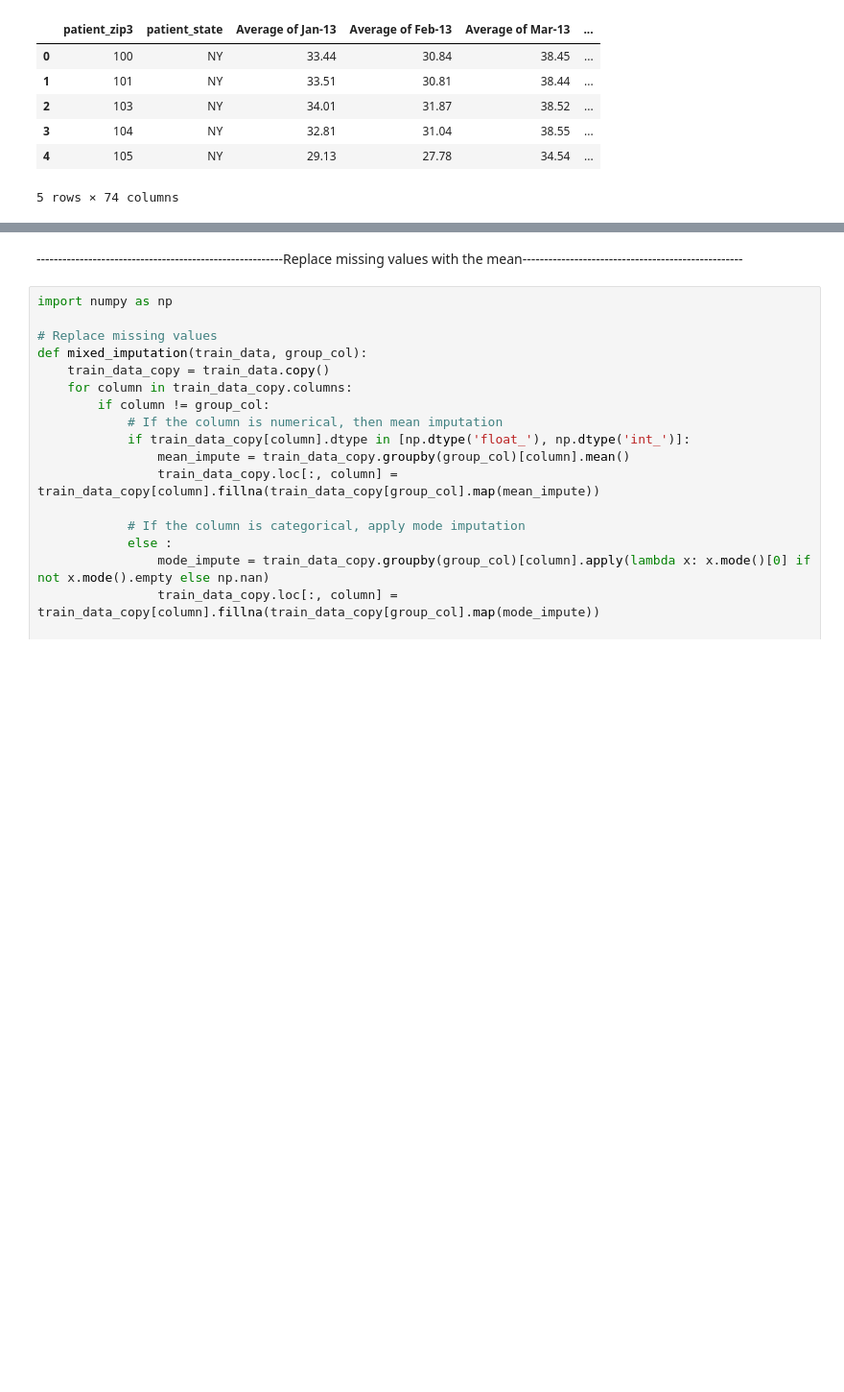
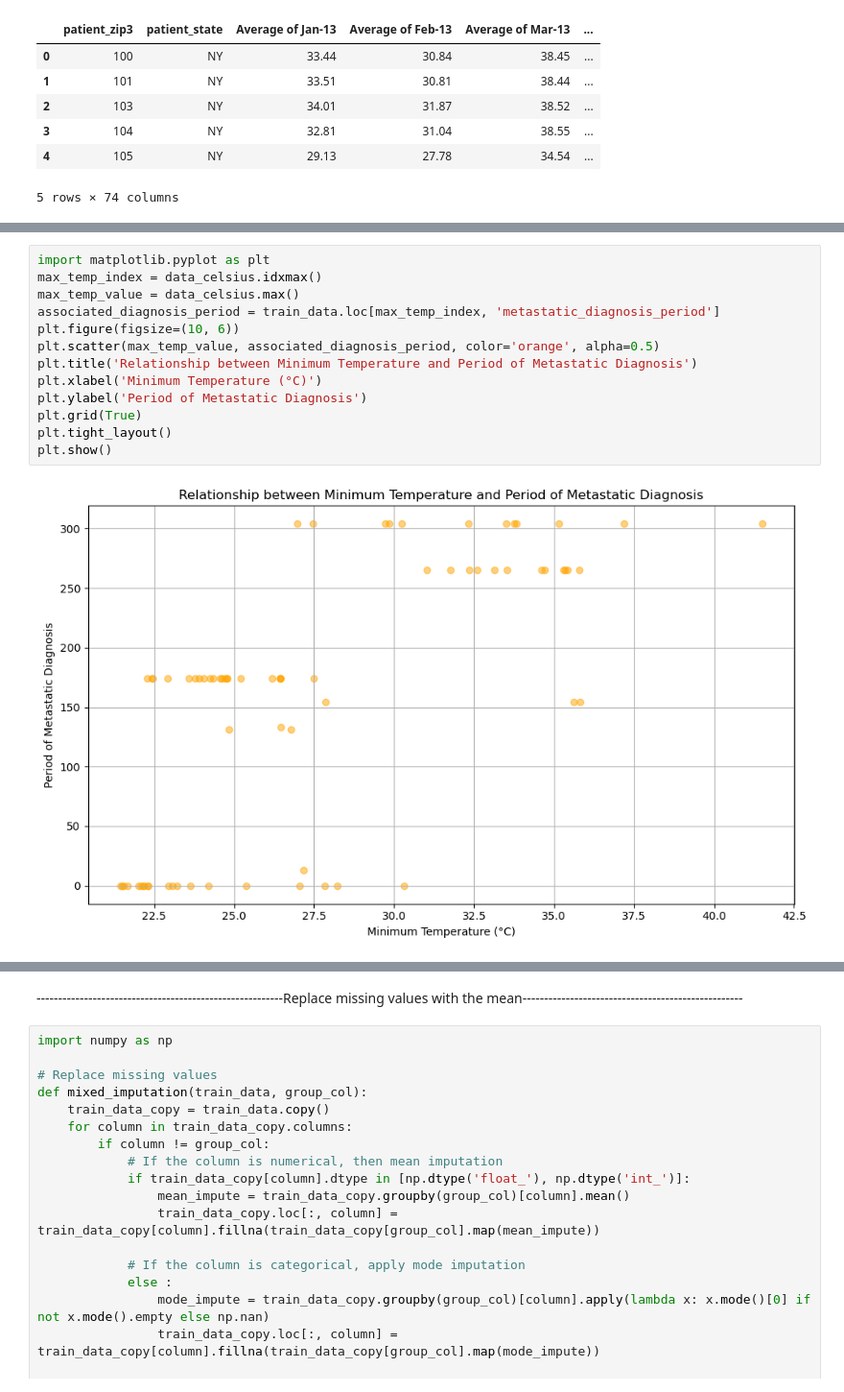
Before and after one commit to IonasAndreea/Model_Training_Python, a Jupyter notebook: Notebook.ipynb, the cells around one changed output, grey strips where cells are left out. Shown at 96% size. Saved outputs shown, nothing was run; the diff lists cells and outputs as text; blank space fills up the shorter version.

```diff
--- a/Notebook.ipynb
+++ b/Notebook.ipynb
@@ -417,0 +531,15 @@ df_avg.head()
+# %%
+import matplotlib.pyplot as plt
+max_temp_index = data_celsius.idxmax()
+max_temp_value = data_celsius.max()
+associated_diagnosis_period = train_data.loc[max_temp_index, 'metastatic_diagnosis_period']
+plt.figure(figsize=(10, 6))
+plt.scatter(max_temp_value, associated_diagnosis_period, color='orange', alpha=0.5)
+plt.title('Relationship between Minimum Temperature and Period of Metastatic Diagnosis')
+plt.xlabel('Minimum Temperature (°C)')
+plt.ylabel('Period of Metastatic Diagnosis')
+plt.grid(True)
+plt.tight_layout()
+plt.show()
+# %% [output]
+[figure, added]
```
Also changed, not shown: parts of 13 cells of this notebook.
